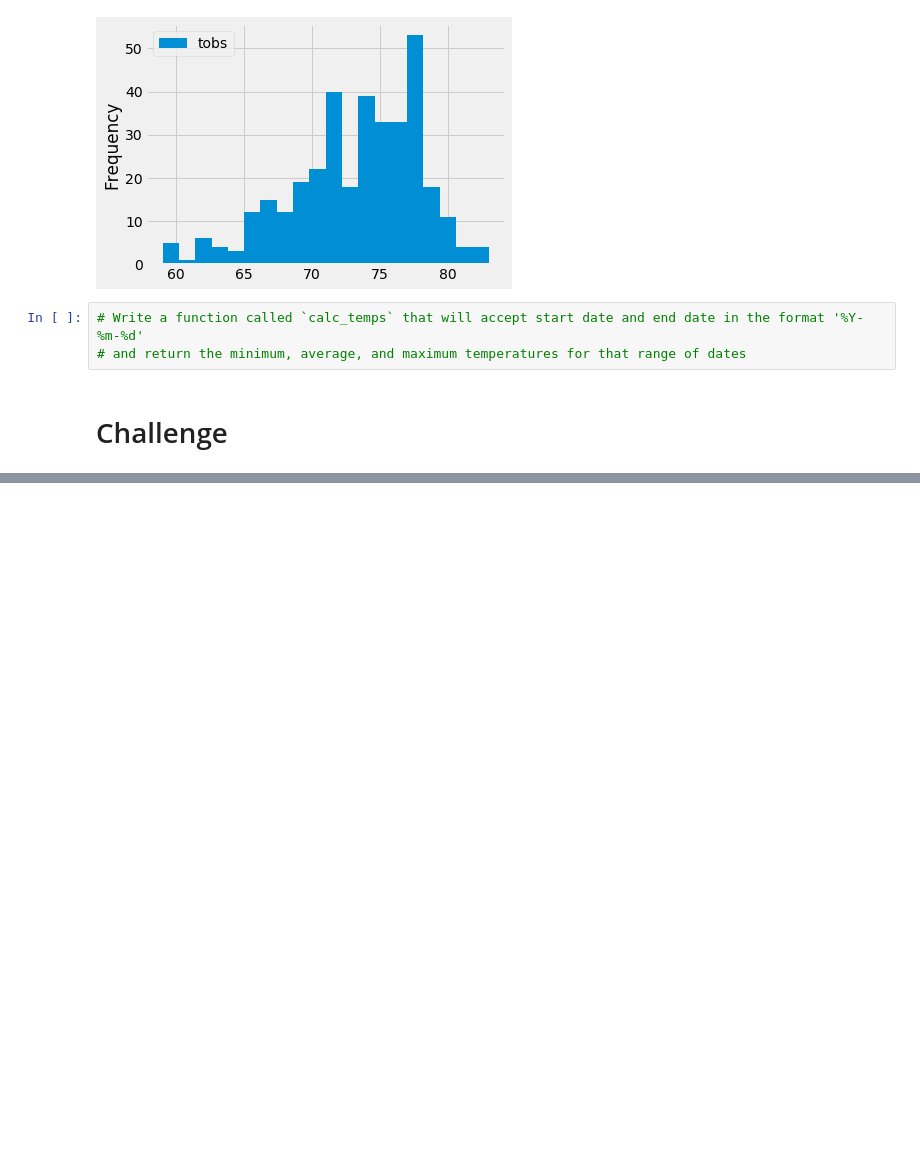
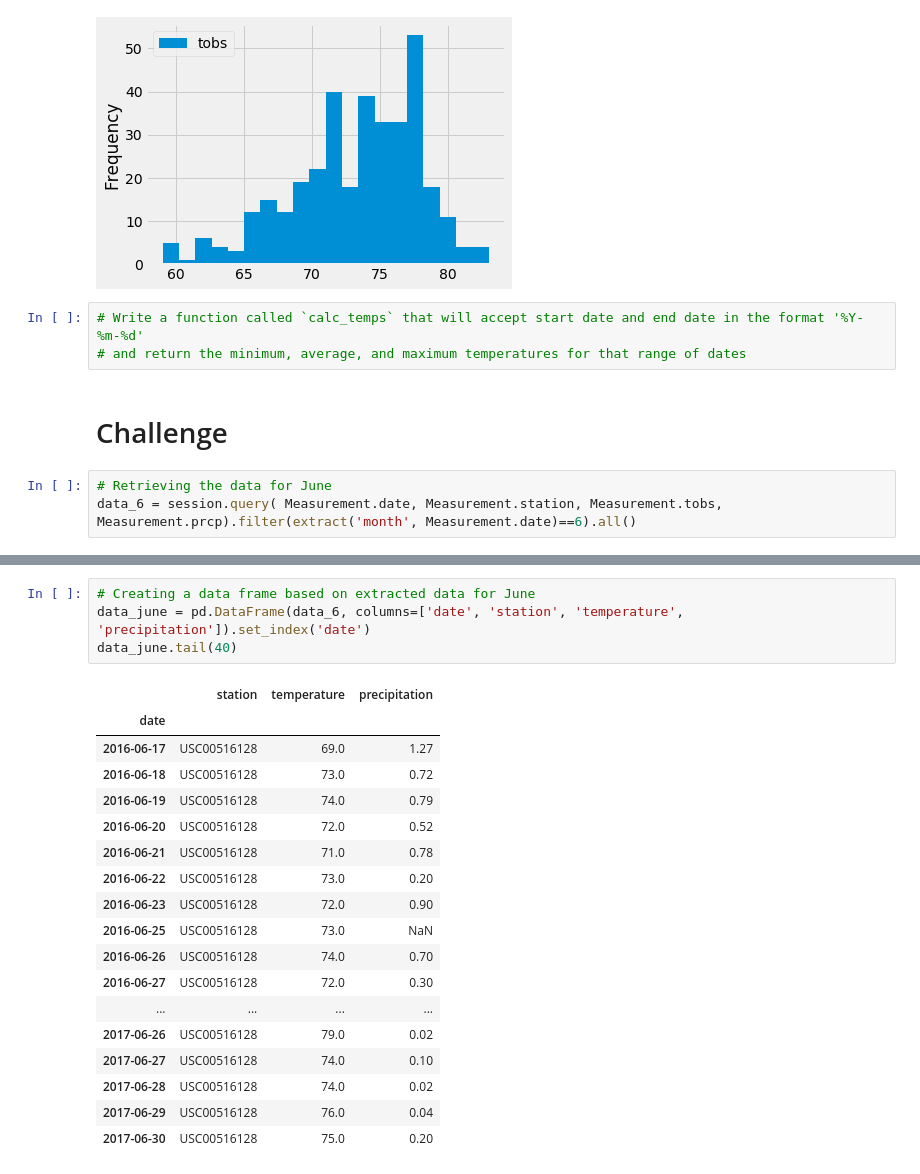
Before and after one commit to itilakGH/surfs_up, a Jupyter notebook: climate_analysis.ipynb, the cells around one changed output, grey strips where cells are left out. Cells and saved outputs as stored; diff of their text form; blank space fills up the shorter version.

```diff
--- a/climate_analysis.ipynb
+++ b/climate_analysis.ipynb
@@ -153,3 +170,6 @@ plt.tight_layout()
 # and return the minimum, average, and maximum temperatures for that range of dates
 # %% [markdown]
 # Challenge
+# %%
+# Retrieving the data for June
+data_6 = session.query( Measurement.date, Measurement.station, Measurement.tobs, Measurement.prcp).filter(extract('month', Measurement.date)==6).all()
@@ -155,0 +196,23 @@ plt.tight_layout()
+# %%
+# Creating a data frame based on extracted data for June
+data_june = pd.DataFrame(data_6, columns=['date', 'station', 'temperature', 'precipitation']).set_index('date')
+data_june.tail(40)
+# %% [output]
+|  | station | temperature | precipitation |
+| date |  |  |  |
+| 2016-06-17 | USC00516128 | 69.0 | 1.27 |
+| 2016-06-18 | USC00516128 | 73.0 | 0.72 |
+| 2016-06-19 | USC00516128 | 74.0 | 0.79 |
+| 2016-06-20 | USC00516128 | 72.0 | 0.52 |
+| 2016-06-21 | USC00516128 | 71.0 | 0.78 |
+| 2016-06-22 | USC00516128 | 73.0 | 0.20 |
+| 2016-06-23 | USC00516128 | 72.0 | 0.90 |
+| 2016-06-25 | USC00516128 | 73.0 | NaN |
+| 2016-06-26 | USC00516128 | 74.0 | 0.70 |
+| 2016-06-27 | USC00516128 | 72.0 | 0.30 |
+| ... | ... | ... | ... |
+| 2017-06-26 | USC00516128 | 79.0 | 0.02 |
+| 2017-06-27 | USC00516128 | 74.0 | 0.10 |
+| 2017-06-28 | USC00516128 | 74.0 | 0.02 |
+| 2017-06-29 | USC00516128 | 76.0 | 0.04 |
+| 2017-06-30 | USC00516128 | 75.0 | 0.20 |
```
Also changed, not shown: parts of 11 cells of this notebook.
